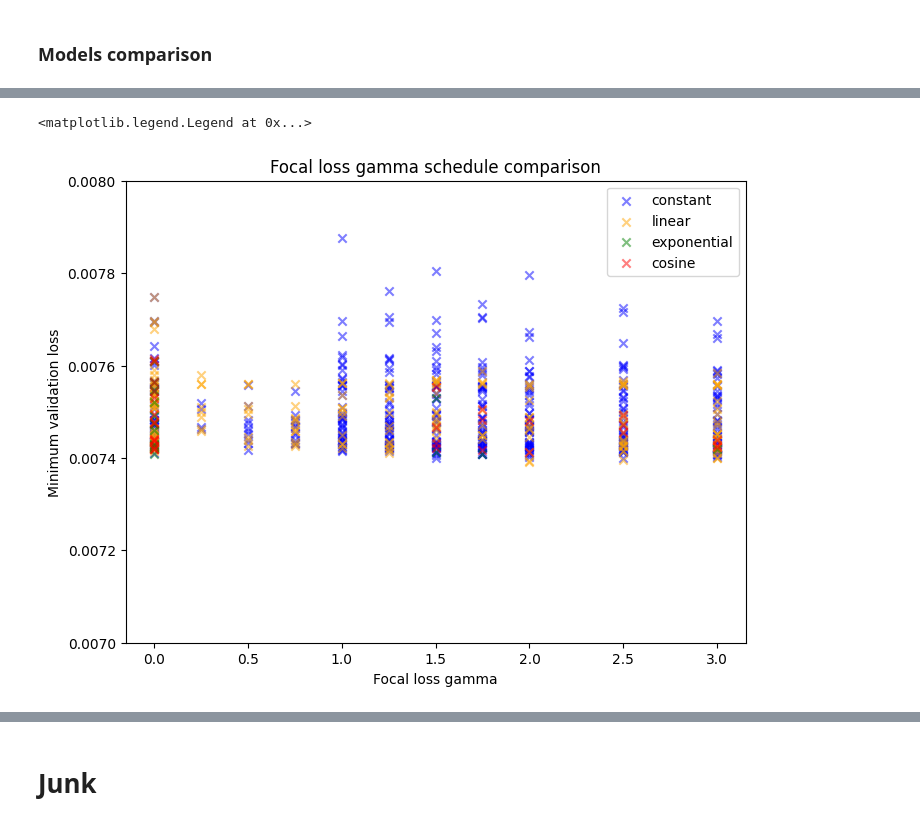
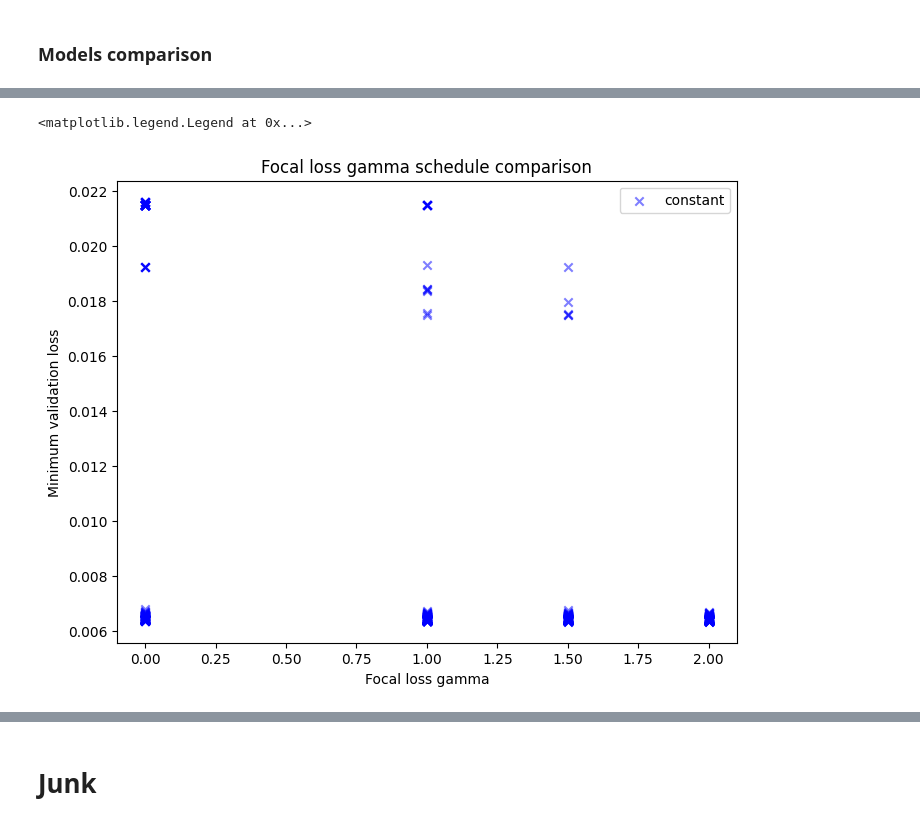
Before and after one commit to malo-lahogue/Generator-outage-probability, a Jupyter notebook: Notebooks/hourly_grid_search.ipynb, the cells around one changed output, grey strips where cells are left out. Saved outputs shown, nothing was run; the diff lists cells and outputs as text; code cells hidden in the pictures.

```diff
--- a/Notebooks/hourly_grid_search.ipynb
+++ b/Notebooks/hourly_grid_search.ipynb
@@ -179,6 +171,45 @@ def string2dict(s: str) -> dict:
             key = None
             value = None
     return d
+# %%
+def string_logit(s: str) -> dict:
+    s = s.strip("defaultdict(<class 'list'>, ").strip('{').strip('}')
+    if ',' in s:
+        op = ','
+    elif ';' in s:
+        op = ';'
+    else:
+        op = ';'
+        # raise ValueError('Unexpected format')
+    s = s.split(':')
+    logit = int(s[0])
+    s = s[1:]
+    d = {}
+    for e in s:
+        next_logit = e.split(op)[-1]
+        if not ']' in next_logit and not ')' in next_logit and not '}' in next_logit:
+            next_logit = int(next_logit.strip())
+            values = e.split(op)[:-1]
+        else:
+            values = e.split(op)
+        values_clean = []
+        for v in values:
+            v= v.strip()
+            if v.startswith('['):
+                values_clean.append([])
+                v = v.replace('[', '').strip()
+            v = v.replace(')', '').replace('}', '').replace(']', '').strip()
+            values_clean[-1].append(float(v))
+        d[logit] = values_clean
+        logit = next_logit
+    return d
+# %%
+def add_value(key, value, dict, length):
+    if key in dict:
+        dict[key].append(value)
+    else:
+        dict[key] = [None]*length
+        dict[key].append(value)
 # %%
 def get_grid_search_df(path:str) -> pd.DataFrame:
     grid_search_raw_df = pd.read_csv(path)
@@ -217,0 +312,2 @@ grid_search_raw_df
+# %%
+grid_search_focal_loss, grid_search_raw_df = get_grid_search_df('../Results/Grid_search/grid_search_log_mlp_New York_thermal_A_all.csv')
@@ -293,19 +515,19 @@ array(['constant', 'linear', 'exponential', 'cosine'], dtype=object)
 # %%
 # compare different gammas
 colors = {'constant': 'blue', 'linear': 'orange', 'exponential': 'green', 'cosine': 'red'}
 fig, ax = plt.subplots(figsize=(8,6))
 for schedule in grid_search_focal_loss['train_focal_loss_gamma_schedule'].unique():
     schedule_df = grid_search_focal_loss.loc[grid_search_focal_loss['train_focal_loss_gamma_schedule']==schedule]
-    ax.scatter(schedule_df['train_focal_loss_gamma'], schedule_df['min_val_loss'], color=colors[schedule], marker='x', label=schedule, alpha=0.5)
+    ax.scatter(schedule_df['train_focal_loss_gamma'], schedule_df['max_val_loss'], color=colors[schedule], marker='x', label=schedule, alpha=0.5)
 ax.set_xlabel('Focal loss gamma')
 ax.set_ylabel('Minimum validation loss')
-ax.set_ylim(bottom=0.007, top=0.008)
+# ax.set_ylim(bottom=0.007, top=0.008)
 ax.set_title('Focal loss gamma schedule comparison')
 # ax.set_yscale('log')
 ax.legend()
 # %% [output]
 <matplotlib.legend.Legend at 0x...>
-[figure, old version]
+[figure, new version]
 # %%
 # Compare different alphas
 fig, ax = plt.subplots(figsize=(8,6))
```
Also changed, not shown: parts of 40 cells of this notebook, 25 other files.
